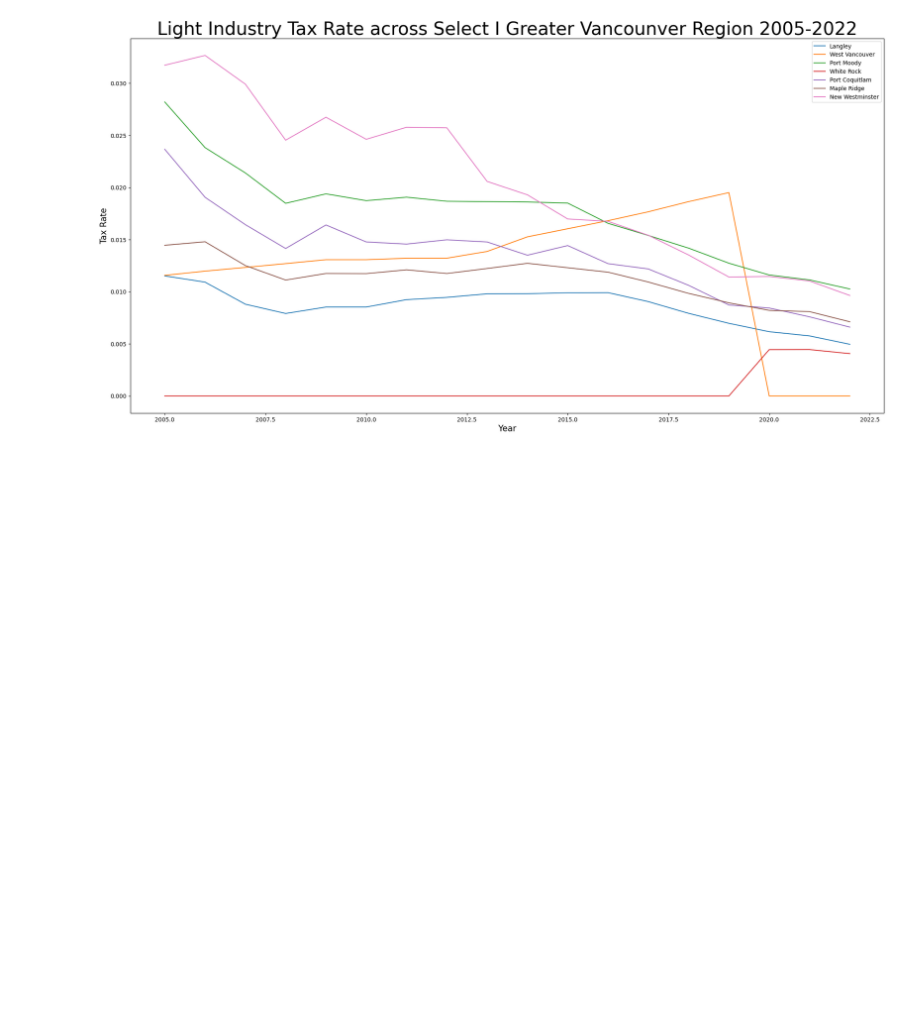
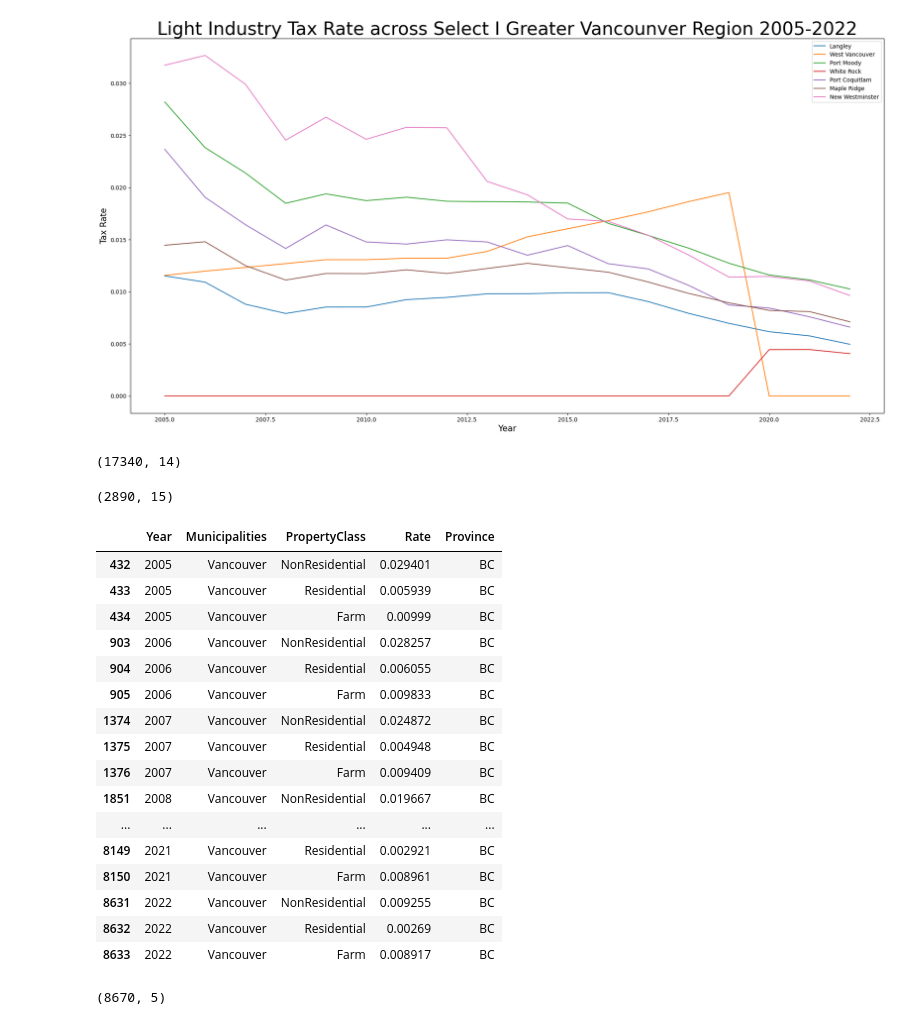
Before and after one commit to ddsarai/propertTax_comps, a Jupyter notebook: BC_pTax_2005_2022.ipynb, the cells around one changed output. Saved outputs shown, nothing was run; the diff lists cells and outputs as text; code cells hidden in the pictures; blank space fills up the shorter version.

```diff
--- a/BC_pTax_2005_2022.ipynb
+++ b/BC_pTax_2005_2022.ipynb
@@ -429,3 +433,56 @@ plt.legend()
 plt.show()
 # %% [output]
 [figure]
+# %%
+bc_ptax05_22.shape
+# %% [output]
+(17340, 14)
+# %%
+combine_frame = bc_ptax05_22.loc[bc_ptax05_22['Purpose of Tax Rate'] == 'Total', :].copy()
+combine_frame.loc[:, 'PropertyClass'] = 'n'
+combine_frame.shape
+# %% [output]
+(2890, 15)
+# %%
+combine_frame = bc_ptax05_22.loc[bc_ptax05_22['Purpose of Tax Rate'] == 'Total', :].copy()
+combine_frame.loc[:, 'PropertyClass'] = 'n'
+
+combine_frame = combine_frame.loc[combine_frame.index.repeat(3),:].reset_index(drop=True)
+idx_duplicate_res = combine_frame.duplicated(keep='last')
+combine_frame.loc[idx_duplicate_res, 'PropertyClass'] = 'Residential'
+combine_frame.loc[combine_frame['PropertyClass'] == 'n','PropertyClass'] = 'Farm'
+idx_nonres = combine_frame.duplicated(keep='last')
+combine_frame.loc[idx_nonres, 'PropertyClass'] = 'NonResidential'
+combine_frame['Rate'] = 'n'
+
+combine_frame.loc[combine_frame['PropertyClass'] == 'NonResidential', 'Rate'] = combine_frame['Business']
+combine_frame.loc[combine_frame['PropertyClass'] == 'Residential', 'Rate'] = combine_frame['Residential']
+combine_frame.loc[combine_frame['PropertyClass'] == 'Farm', 'Rate'] = combine_frame['Farm']
+combine_frame.drop(columns=['Type', 'RD', 'Purpose of Tax Rate', 'Residential', 'Utilities', 'Supportive Housing', 'Major Industry', 'Light Industry', 'Business', 'Managed Forest Land', 'Recreation Non-Profit', 'Farm'], inplace=True)
+# %%
+combine_frame['Province'] = 'BC'
+# %%
+combine_frame[combine_frame['Municipalities'] == 'Vancouver']
+# %% [output]
+|  | Year | Municipalities | PropertyClass | Rate | Province |
+| 432 | 2005 | Vancouver | NonResidential | 0.029401 | BC |
+| 433 | 2005 | Vancouver | Residential | 0.005939 | BC |
+| 434 | 2005 | Vancouver | Farm | 0.00999 | BC |
+| 903 | 2006 | Vancouver | NonResidential | 0.028257 | BC |
+| 904 | 2006 | Vancouver | Residential | 0.006055 | BC |
+| 905 | 2006 | Vancouver | Farm | 0.009833 | BC |
+| 1374 | 2007 | Vancouver | NonResidential | 0.024872 | BC |
+| 1375 | 2007 | Vancouver | Residential | 0.004948 | BC |
+| 1376 | 2007 | Vancouver | Farm | 0.009409 | BC |
+| 1851 | 2008 | Vancouver | NonResidential | 0.019667 | BC |
+| ... | ... | ... | ... | ... | ... |
+| 8149 | 2021 | Vancouver | Residential | 0.002921 | BC |
+| 8150 | 2021 | Vancouver | Farm | 0.008961 | BC |
+| 8631 | 2022 | Vancouver | NonResidential | 0.009255 | BC |
+| 8632 | 2022 | Vancouver | Residential | 0.00269 | BC |
+| 8633 | 2022 | Vancouver | Farm | 0.008917 | BC |
+# %%
+# (17340/6) * 3 = 8670
+combine_frame.shape
+# %% [output]
+(8670, 5)
```
Also changed, not shown: parts of 7 cells of this notebook, 3 other files.
